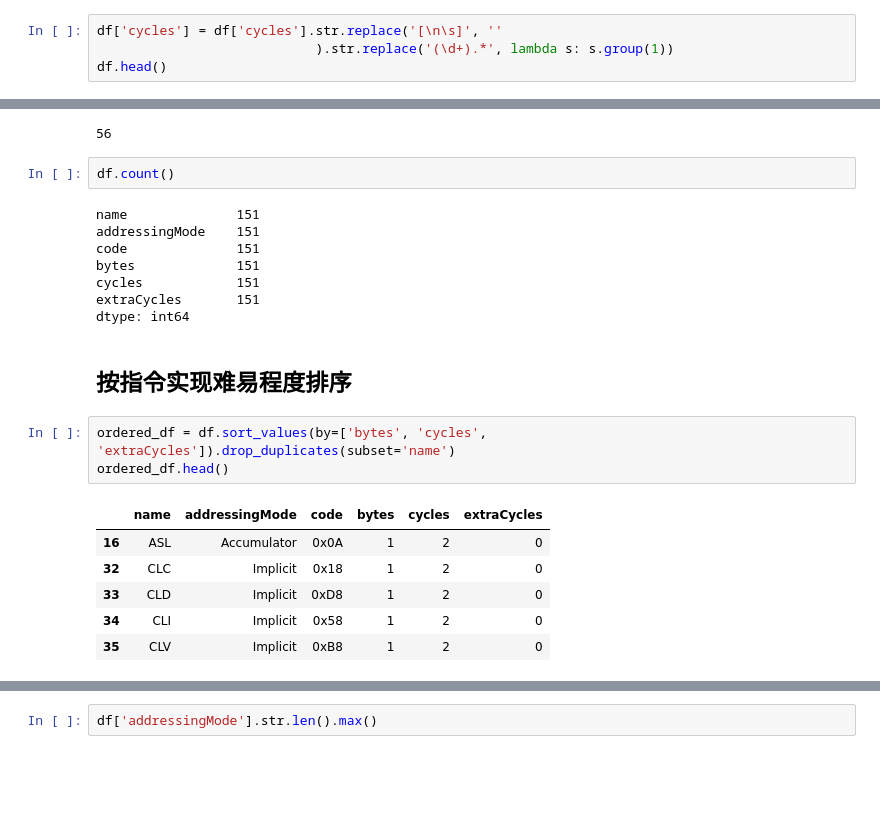
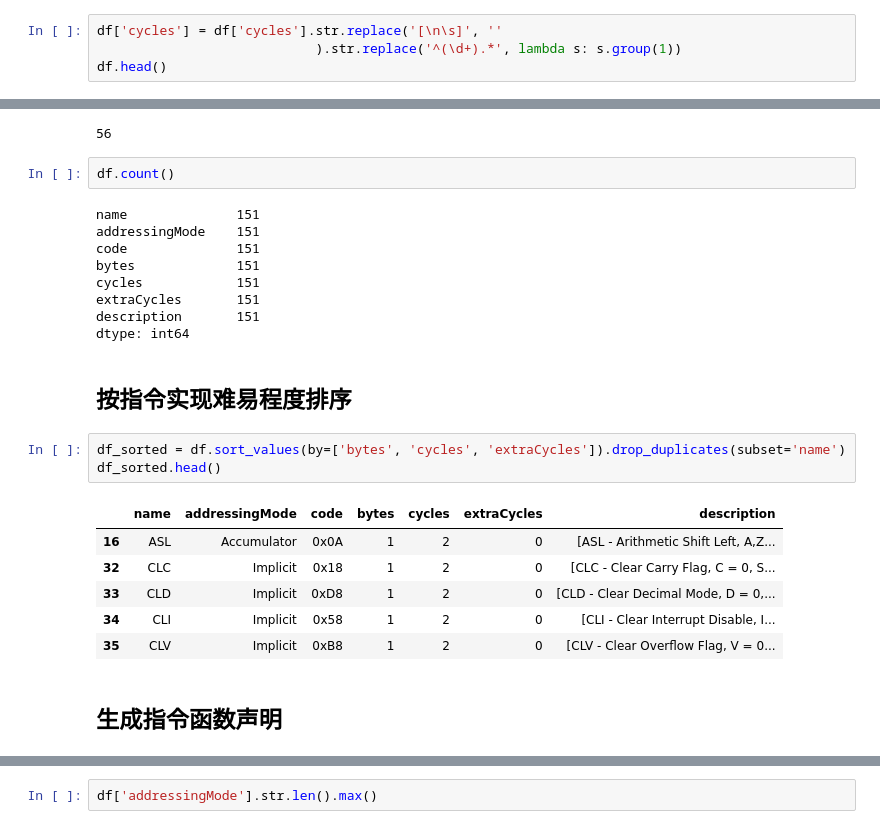
Before and after one commit to netcan/FCEmulator, a Jupyter notebook: src/tools/DevNoteBook.ipynb, the cells around one changed output, grey strips where cells are left out. Drawn from its saved outputs; the diff is of its cells as text; blank space fills up the shorter version.

```diff
--- a/src/tools/DevNoteBook.ipynb
+++ b/src/tools/DevNoteBook.ipynb
@@ -54,5 +62,5 @@ df.head()
 # %%
 df['cycles'] = df['cycles'].str.replace('[\n\s]', ''
-                            ).str.replace('(\d+).*', lambda s: s.group(1))
+                            ).str.replace('^(\d+).*', lambda s: s.group(1))
 df.head()
 # %% [output]
@@ -101,16 +109,19 @@ code              151
 bytes             151
 cycles            151
 extraCycles       151
+description       151
 dtype: int64
 # %% [markdown]
 ## 按指令实现难易程度排序
 # %%
-ordered_df = df.sort_values(by=['bytes', 'cycles', 'extraCycles']).drop_duplicates(subset='name')
-ordered_df.head()
+df_sorted = df.sort_values(by=['bytes', 'cycles', 'extraCycles']).drop_duplicates(subset='name')
+df_sorted.head()
 # %% [output]
-|  | name | addressingMode | code | bytes | cycles | extraCycles |
-| 16 | ASL | Accumulator | 0x0A | 1 | 2 | 0 |
-| 32 | CLC | Implicit | 0x18 | 1 | 2 | 0 |
-| 33 | CLD | Implicit | 0xD8 | 1 | 2 | 0 |
-| 34 | CLI | Implicit | 0x58 | 1 | 2 | 0 |
-| 35 | CLV | Implicit | 0xB8 | 1 | 2 | 0 |
+|  | name | addressingMode | code | bytes | cycles | extraCycles | description |
+| 16 | ASL | Accumulator | 0x0A | 1 | 2 | 0 | [ASL - Arithmetic Shift Left, A,Z... |
+| 32 | CLC | Implicit | 0x18 | 1 | 2 | 0 | [CLC - Clear Carry Flag, C = 0, S... |
+| 33 | CLD | Implicit | 0xD8 | 1 | 2 | 0 | [CLD - Clear Decimal Mode, D = 0,... |
+| 34 | CLI | Implicit | 0x58 | 1 | 2 | 0 | [CLI - Clear Interrupt Disable, I... |
+| 35 | CLV | Implicit | 0xB8 | 1 | 2 | 0 | [CLV - Clear Overflow Flag, V = 0... |
+# %% [markdown]
+## 生成指令函数声明
```
Also changed, not shown: parts of 11 cells of this notebook, 3 other files.
